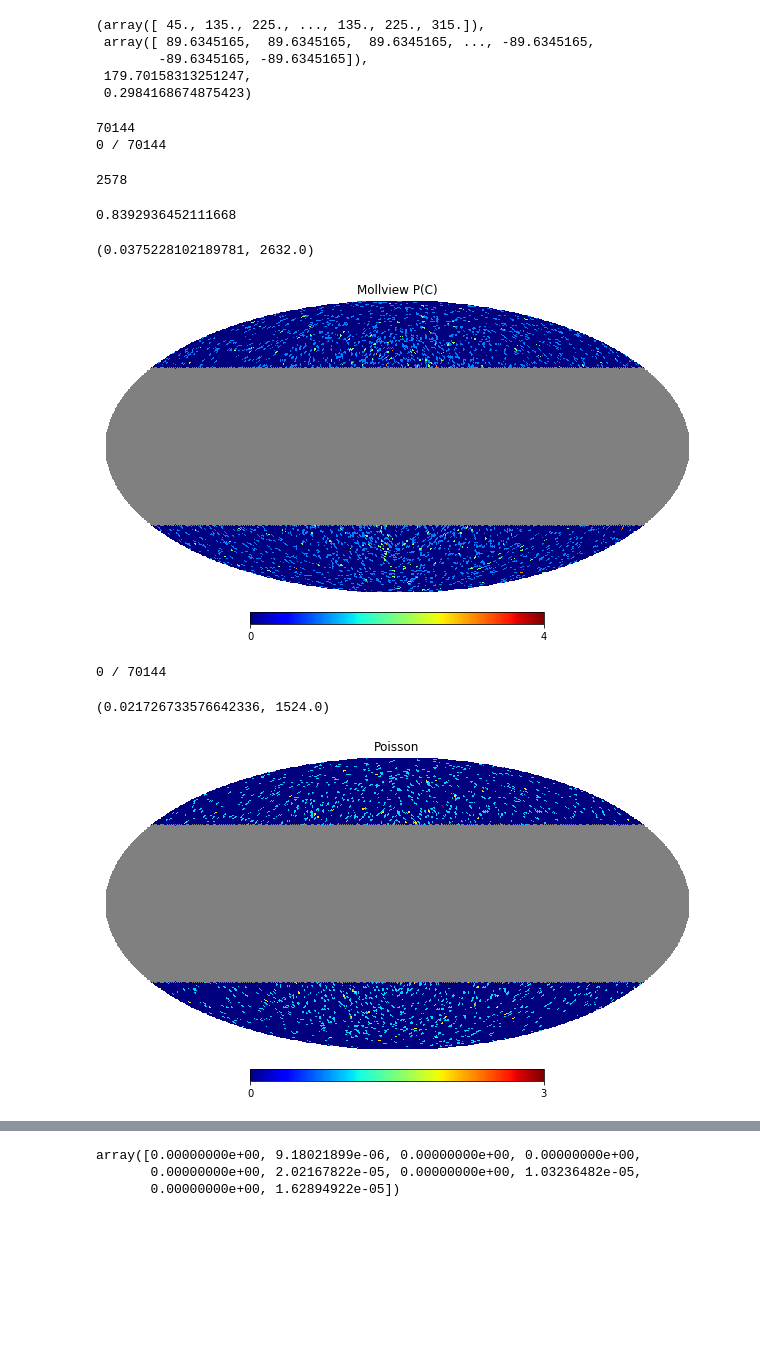
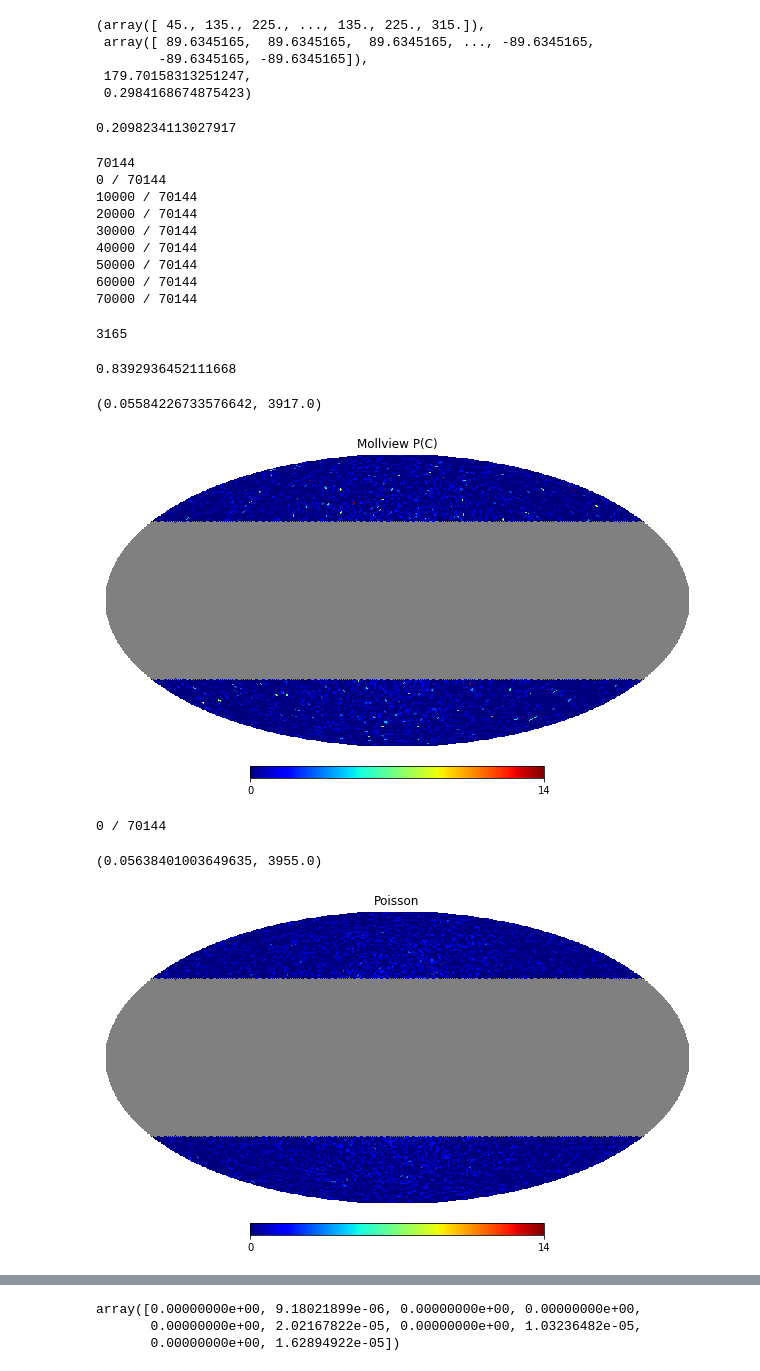
Before and after one commit to runburg/dm_gal_substructure, a Jupyter notebook: n0_skymaps.ipynb, the cells around one changed output, grey strips where cells are left out. Saved outputs shown, nothing was run; the diff lists cells and outputs as text; code cells hidden in the pictures; blank space fills up the shorter version.

```diff
--- a/n0_skymaps.ipynb
+++ b/n0_skymaps.ipynb
@@ -47,10 +45,12 @@ p
+# %%
+p = update_params(param_file, p, 'exposure', 1 * 14000 * 0.2/0.5)
 # %%
 with np.load('./output/n0_pshfunc.npz') as f:
     psi = f['psi']
     fluxes = f['flux']
     psh2d = f['psh']
 # %%
-pshfunc2d = intp.interp2d(psi, fluxes, psh2d, bounds_error=False, fill_value=0)
-fluxes = fluxes[0:-1]
+pshfunc2d = intp.interp2d(psi, fluxes, np.nan_to_num(psh2d), bounds_error=False, fill_value=0)
+fluxes = fluxes[20:-55]
 np.log10(fluxes[-1])
 # %% [output]
@@ -176,6 +205,10 @@ lon, lat, max(ang_dists), min(ang_dists)
         -89.6345165, -89.6345165]),
  179.70158313251247,
  0.2984168674875423)
+# %%
+print(healpy.nside2pixarea(128, degrees=True))
+# %% [output]
+0.2098234113027917
 # %%
 psis = np.linspace(40, 180, num=50)
 pc_psi = np.array([np.trapz(pshfunc2d(abs(psi), fluxes).flatten() * poisson.pmf(counts[:, np.newaxis], exposure * fluxes), fluxes, axis=-1) for psi in psis])
@@ -186,7 +219,7 @@ subsample = ang_dists[good_indices]
 print(len(subsample))
 sub_counts = np.zeros(len(subsample))
 for i, psi in enumerate(subsample):
-    if i % 100000 == 0:
+    if i % 10000 == 0:
         print(i, '/', len(subsample))
 #     print(psi)
     pcvals = pc_of_psi(abs(psi))
@@ -197,10 +230,17 @@ pixel_counts_pc = pixel_counts[:]
 # %% [output]
 70144
 0 / 70144
+10000 / 70144
+20000 / 70144
+30000 / 70144
+40000 / 70144
+50000 / 70144
+60000 / 70144
+70000 / 70144
 # %%
 np.sum(pixel_counts > 0)
 # %% [output]
-2578
+3165
 # %%
 nreduce = 64
 healpy.mollview(healpy.pixelfunc.ud_grade(healpy.pixelfunc.ma(pixel_counts_pc), nreduce, pess=True, power=-2), cmap=cm.jet, title="Mollview P(C)")
@@ -208,8 +248,8 @@ print(healpy.nside2pixarea(nreduce, degrees=True))
 np.mean(pixel_counts_pc[good_indices]), np.sum(pixel_counts_pc[good_indices])
 # %% [output]
 0.8392936452111668
-(0.0375228102189781, 2632.0)
+(0.05584226733576642, 3917.0)
-[figure, old version]
+[figure, new version]
 # %%
 lsub = len(subsample)
 pixel_counts_poisson = np.ones(npix) * healpy.pixelfunc.UNSEEN
@@ -226,8 +266,8 @@ pixel_counts_poisson[good_indices] = sub_counts
 # %% [output]
 0 / 70144
 # %%
-healpy.mollview(healpy.pixelfunc.ud_grade(healpy.pixelfunc.ma(pixel_counts_poisson), nreduce, pess=True, power=-2), cmap=cm.jet, title="Poisson")
+healpy.mollview(healpy.pixelfunc.ud_grade(healpy.pixelfunc.ma(pixel_counts_poisson), nreduce, pess=True, power=-2), cmap=cm.jet, title="Poisson", max=14)
 np.mean(pixel_counts_poisson[good_indices]), np.sum(pixel_counts_poisson[good_indices])
 # %% [output]
-(0.021726733576642336, 1524.0)
+(0.05638401003649635, 3955.0)
-[figure, old version]
+[figure, new version]
```
Also changed, not shown: parts of 16 cells of this notebook, 6 other files.
